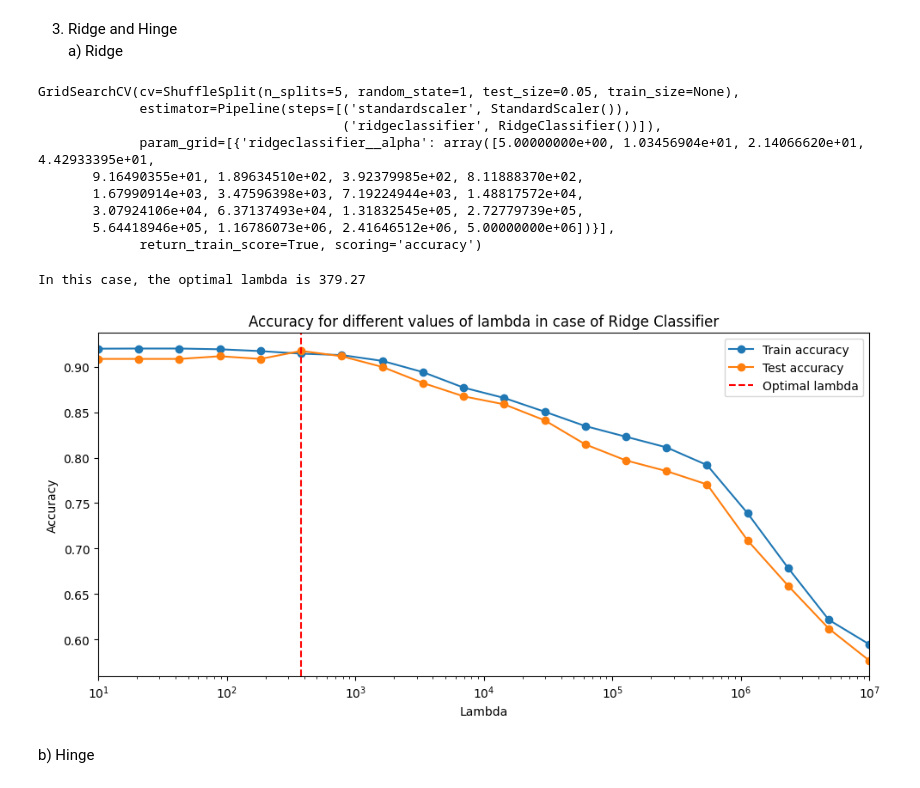
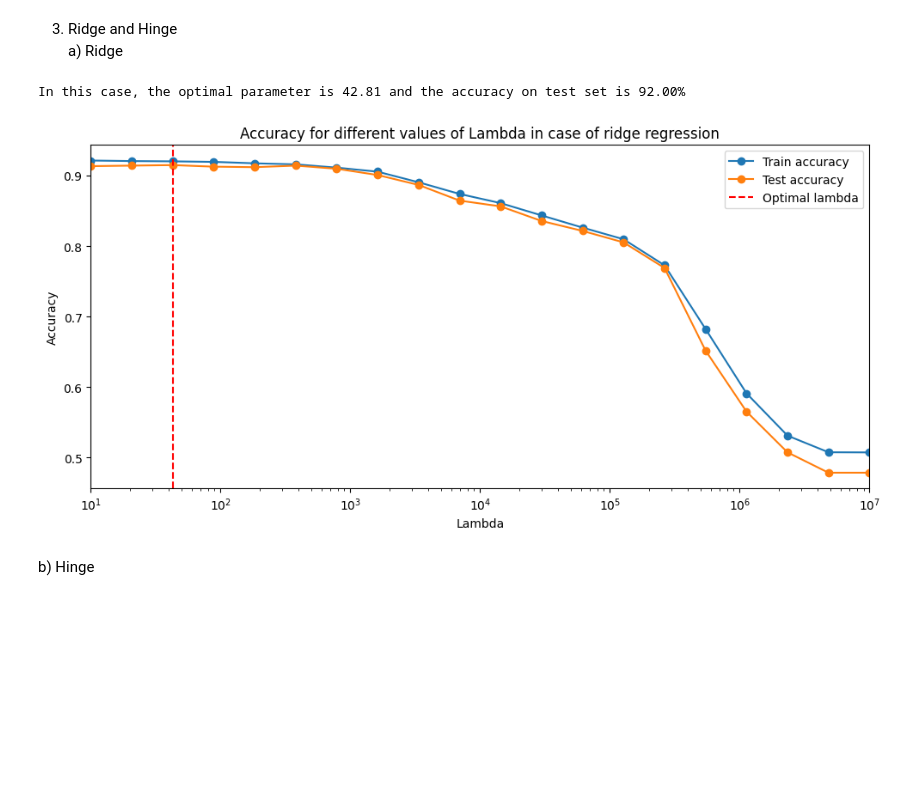
Before and after one commit to roduit/FundamentalLearningEPFL, a Jupyter notebook: Homeworks/HW2/roduit_vincent_325140_HW2.ipynb, the cells around one changed output. Drawn from its saved outputs; the diff is of its cells as text; code cells hidden in the pictures; blank space fills up the shorter version.

```diff
--- a/Homeworks/HW2/roduit_vincent_325140_HW2.ipynb
+++ b/Homeworks/HW2/roduit_vincent_325140_HW2.ipynb
@@ -53,16 +52,0 @@ from sklearn.preprocessing import StandardScaler
-# %%
-# perform a grid search to find the best parameter lambda
-
-# Create a pipeline with logistic regression and scaling
-pipe_l1 = make_pipeline(StandardScaler(), LogisticRegression(penalty='l1', solver='liblinear'))
-
-# define the cross-validation method
-cv = ShuffleSplit(n_splits=5, test_size=0.05, random_state=1)
-
-# define the parameter grid
-param_grid = [
-    {'logisticregression__C': 1 / np.logspace(-1, 4, 20)}  #'C' is the inverse of lambda
-]
-
-cv_logreg_l1 = GridSearchCV(pipe_l1, param_grid, cv=cv, scoring='accuracy', return_train_score=True)
-cv_logreg_l1.fit(x_train, y_train)
@@ -194,55 +155,18 @@ a) Ridge
 from sklearn.linear_model import RidgeClassifier
 # %%
 # Create a pipeline with Ridge regression and scaling
-pipe_ridge = make_pipeline(StandardScaler(), RidgeClassifier())
-
-# define the cross-validation method
-cv = ShuffleSplit(n_splits=5, test_size=0.05, random_state=1)
+Ridge = RidgeClassifier()
 
 # define the parameter grid
 param_grid = [
     {'ridgeclassifier__alpha': np.logspace(1, 7, 20)/2} # alpha = 1/2C = lambda/2
 ]
 
-cv_ridge = GridSearchCV(pipe_ridge, param_grid, cv=cv, scoring='accuracy', return_train_score=True)
-cv_ridge.fit(x_train, y_train)
+tested_parameters_ridge, trainAcc_ridge, testAcc_ridge, cvOptParam_ridge, acc_ridge = function_evaluation(Ridge,'ridge', param_grid, x_train, y_train)
+display_result(tested_parameters_ridge, 'Lambda', trainAcc_ridge, testAcc_ridge, cvOptParam_ridge, ' Lambda in case of ridge regression')
 # %% [output]
-GridSearchCV(cv=ShuffleSplit(n_splits=5, random_state=1, test_size=0.05, train_size=None),
-             estimator=Pipeline(steps=[('standardscaler', StandardScaler()),
-                                       ('ridgeclassifier', RidgeClassifier())]),
-             param_grid=[{'ridgeclassifier__alpha': array([5.00000000e+00, 1.03456904e+01, 2.14066620e+01, 4.42933395e+01,
-       9.16490355e+01, 1.89634510e+02, 3.92379985e+02, 8.11888370e+02,
-       1.67990914e+03, 3.47596398e+03, 7.19224944e+03, 1.48817572e+04,
-       3.07924106e+04, 6.37137493e+04, 1.31832545e+05, 2.72779739e+05,
-       5.64418946e+05, 1.16786073e+06, 2.41646512e+06, 5.00000000e+06])}],
-             return_train_score=True, scoring='accuracy')
+In this case, the optimal parameter is 42.81 and the accuracy on test set is 92.00%
+[figure, added]
-# %%
-cvOptLambda_ridge = 2 *cv_ridge.best_params_['ridgeclassifier__alpha']
-print(f'In this case, the optimal lambda is {cvOptLambda_ridge:.2f}')
-# %% [output]
-In this case, the optimal lambda is 379.27
-# %%
-testedLambdas = 2 * cv_ridge.cv_results_['param_ridgeclassifier__alpha'].data
-trainAcc = cv_ridge.cv_results_['mean_train_score']
-testAcc = cv_ridge.cv_results_['mean_test_score']
-
-plt.figure(figsize=(10, 5))
-plt.plot(testedLambdas, trainAcc, 'o-', label='Train accuracy')
-plt.plot(testedLambdas, testAcc, 'o-', label='Test accuracy')
-plt.axvline(cvOptLambda_ridge, color='r', linestyle='--', label='Optimal lambda')
-
-plt.title('Accuracy for different values of lambda in case of Ridge Classifier')
-plt.xlabel('Lambda')
-plt.ylabel('Accuracy')
-
-plt.semilogx()
-plt.xlim([testedLambdas[0], testedLambdas[-1]])
-
-plt.tight_layout()
-plt.legend()
-plt.show()
-# %% [output]
-[figure, removed]
 # %% [markdown]
 b) Hinge
 # %%
```
Also changed, not shown: parts of 26 cells of this notebook.
